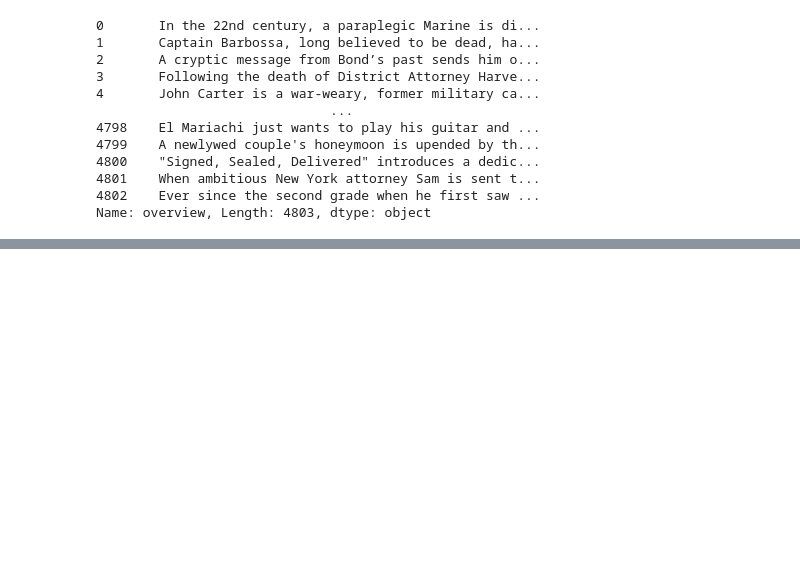
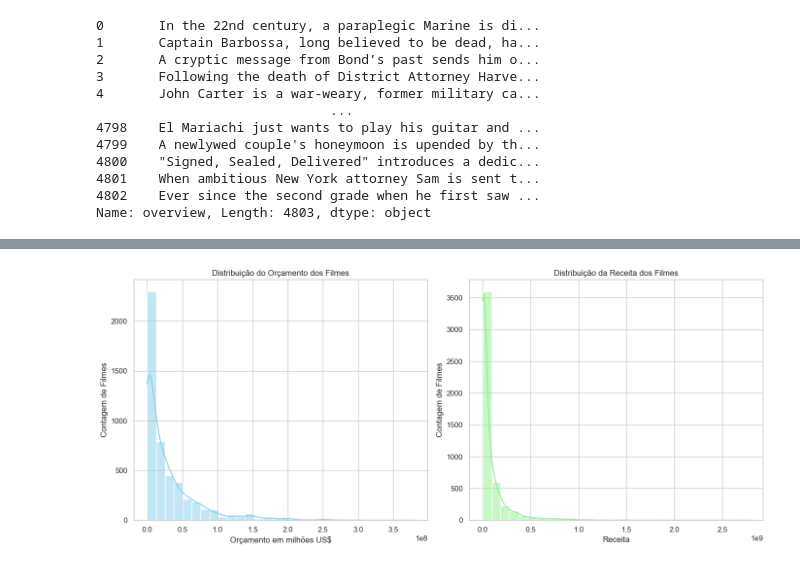
Before and after one commit to BelBatanete/Projeto-Aplicado-3, a Jupyter notebook: movie-recommendation.ipynb, the cells around one changed output, grey strips where cells are left out. Drawn from its saved outputs; the diff is of its cells as text; code cells hidden in the pictures; blank space fills up the shorter version.

```diff
--- a/movie-recommendation.ipynb
+++ b/movie-recommendation.ipynb
@@ -111,0 +114,24 @@ movies['genres'].unique().tolist()
+# %%
+import matplotlib.pyplot as plt
+import seaborn as sns
+
+sns.set(style="whitegrid")
+
+fig, ax = plt.subplots(1, 2, figsize=(14, 6))
+
+# Orçamento
+sns.histplot(movies['budget'], bins=30, kde=True, ax=ax[0], color='skyblue')
+ax[0].set_title('Distribuição do Orçamento dos Filmes')
+ax[0].set_xlabel('Orçamento em milhões US$')
+ax[0].set_ylabel('Contagem de Filmes')
+
+# Receita
+sns.histplot(movies['revenue'], bins=30, kde=True, ax=ax[1], color='lightgreen')
+ax[1].set_title('Distribuição da Receita dos Filmes')
+ax[1].set_xlabel('Receita')
+ax[1].set_ylabel('Contagem de Filmes')
+
+plt.tight_layout()
+plt.show()
+# %% [output]
+[figure, added]
```
Also changed, not shown: parts of 9 cells of this notebook.
